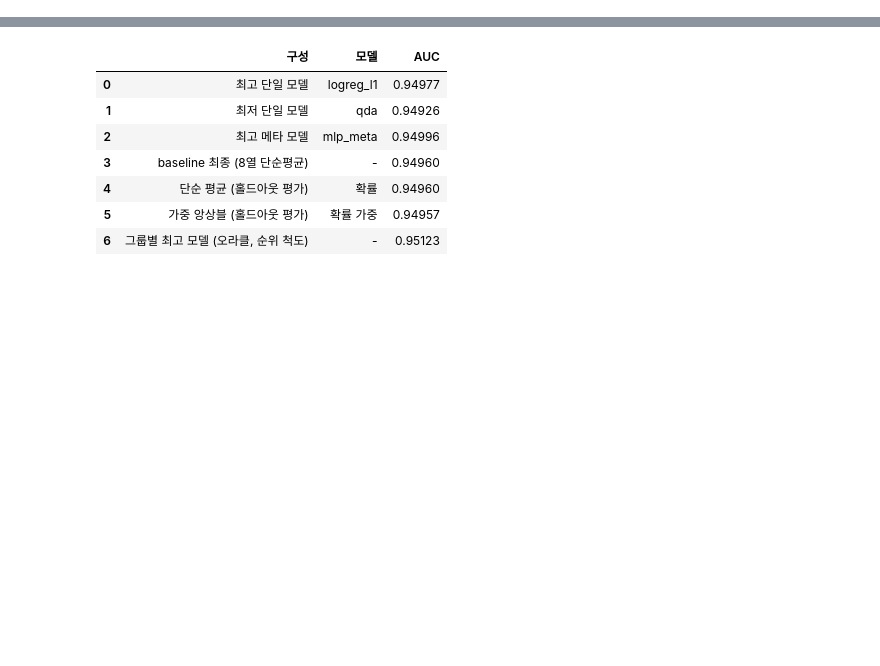
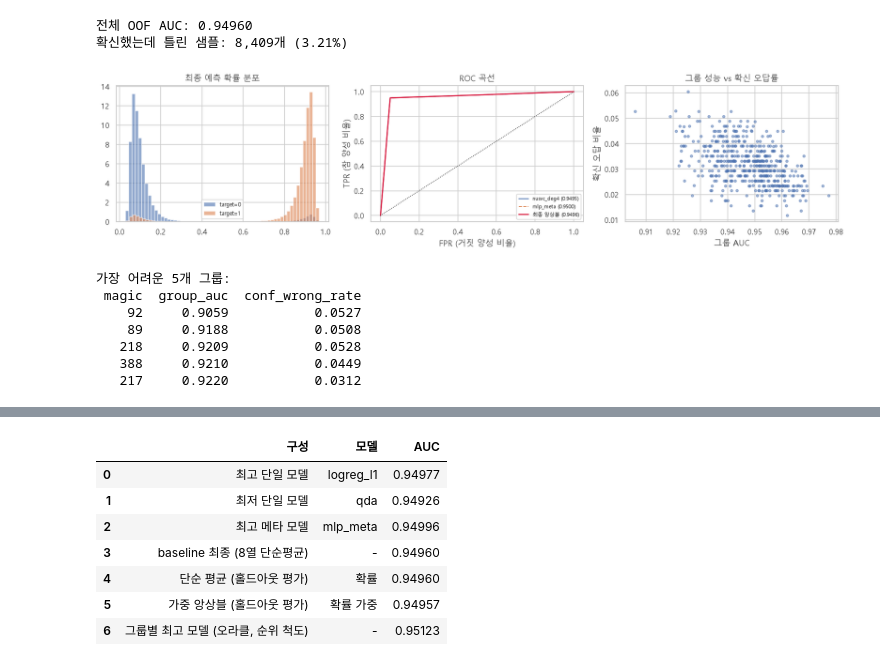
Before and after one commit to seaweedsoup98/kaggle-study, a Jupyter notebook: Instant-Gratification/eda/04_model_diagnostics.ipynb, the cells around one changed output, grey strips where cells are left out. Drawn from its saved outputs; the diff is of its cells as text; code cells hidden in the pictures; blank space fills up the shorter version.

```diff
--- a/Instant-Gratification/eda/04_model_diagnostics.ipynb
+++ b/Instant-Gratification/eda/04_model_diagnostics.ipynb
@@ -531,0 +735,52 @@ print(group_err.nsmallest(5, "group_auc").round(4).to_string(index=False))
+# %%
+final_pred = oof_final.mean(axis=1)     # baseline 의 최종 예측 = 8열 단순 평균
+error = np.abs(y - final_pred)
+conf_wrong = ((final_pred > 0.9) & (y == 0)) | ((final_pred < 0.1) & (y == 1))
+
+print(f"전체 OOF AUC: {roc_auc_score(y, final_pred):.5f}")
+print(f"확신했는데 틀린 샘플: {conf_wrong.sum():,}개 ({conf_wrong.mean():.2%})")
+
+group_err = pd.DataFrame({
+    "magic": np.arange(512),
+    "group_auc": [roc_auc_score(y[magic == m], final_pred[magic == m]) for m in range(512)],
+    "conf_wrong_rate": [conf_wrong[magic == m].mean() for m in range(512)],
+})
+
+fig, axes = plt.subplots(1, 3, figsize=(15, 3.8))
+axes[0].hist(final_pred[y == 0], bins=60, alpha=0.6, label="target=0", density=True)
+axes[0].hist(final_pred[y == 1], bins=60, alpha=0.6, label="target=1", density=True)
+axes[0].set_title("최종 예측 확률 분포")
+axes[0].legend(fontsize=8)
+
+for col, style in ((MODEL_NAMES[0], "-"), ("mlp_meta", "--")):
+    fpr, tpr, _ = roc_curve(y, oof[col])
+    axes[1].plot(fpr, tpr, style, lw=1.2, label=f"{col} ({auc_table[col]:.4f})")
+fpr, tpr, _ = roc_curve(y, final_pred)
+axes[1].plot(fpr, tpr, lw=1.6, color="crimson", label=f"최종 앙상블 ({roc_auc_score(y, final_pred):.4f})")
+axes[1].plot([0, 1], [0, 1], "k:", lw=1)
+axes[1].set_xlabel("FPR (거짓 양성 비율)")
+axes[1].set_ylabel("TPR (참 양성 비율)")
+axes[1].set_title("ROC 곡선")
+axes[1].legend(fontsize=7)
+
+axes[2].scatter(group_err["group_auc"], group_err["conf_wrong_rate"], s=12, alpha=0.5)
+axes[2].set_xlabel("그룹 AUC")
+axes[2].set_ylabel("확신 오답 비율")
+axes[2].set_title("그룹 성능 vs 확신 오답률")
+plt.tight_layout()
+plt.show()
+
+print()
+print("가장 어려운 5개 그룹:")
+print(group_err.nsmallest(5, "group_auc").round(4).to_string(index=False))
+# %% [output]
+전체 OOF AUC: 0.94960
+확신했는데 틀린 샘플: 8,409개 (3.21%)
+[figure, added]
+가장 어려운 5개 그룹:
+ magic  group_auc  conf_wrong_rate
+    92     0.9059           0.0527
+    89     0.9188           0.0508
+   218     0.9209           0.0528
+   388     0.9210           0.0449
+   217     0.9220           0.0312
```
Also changed, not shown: parts of 45 cells of this notebook, 4 other files.
